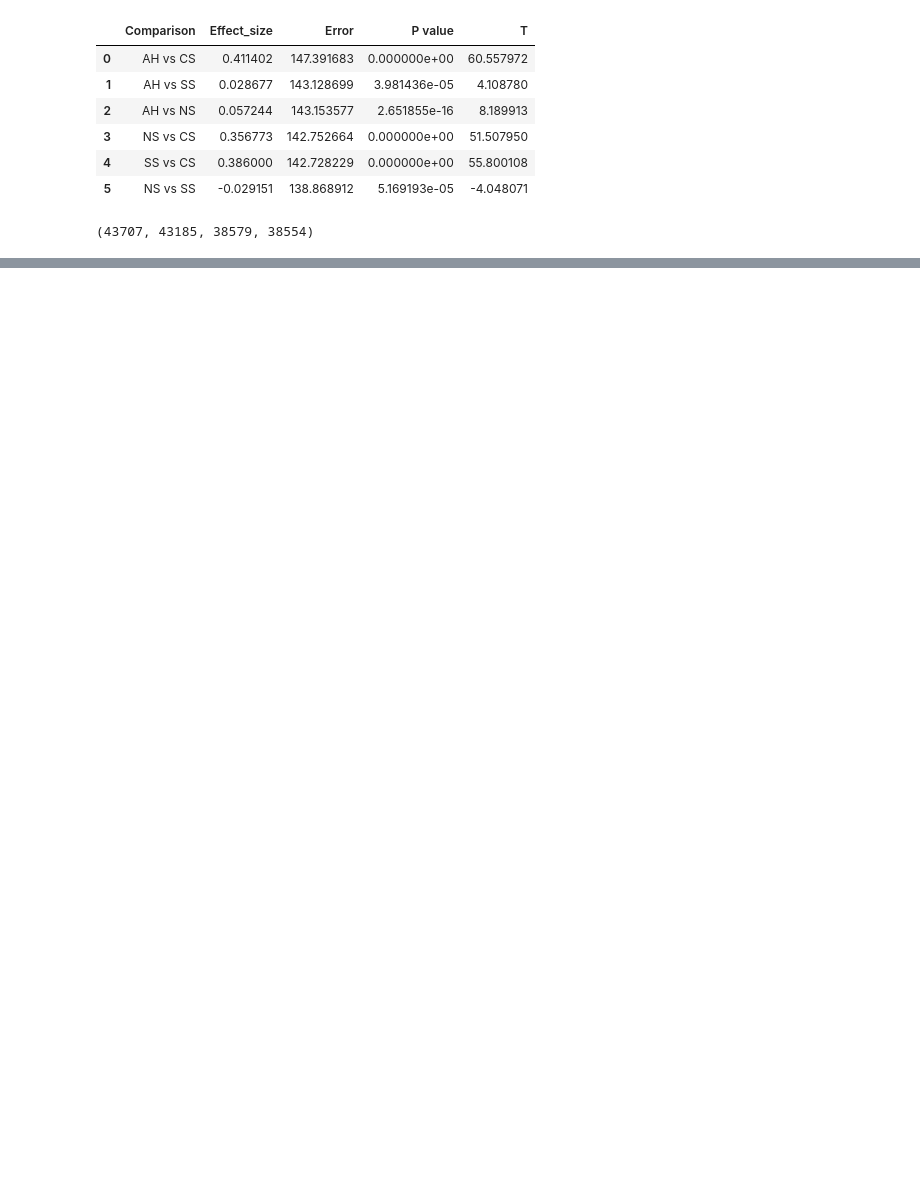
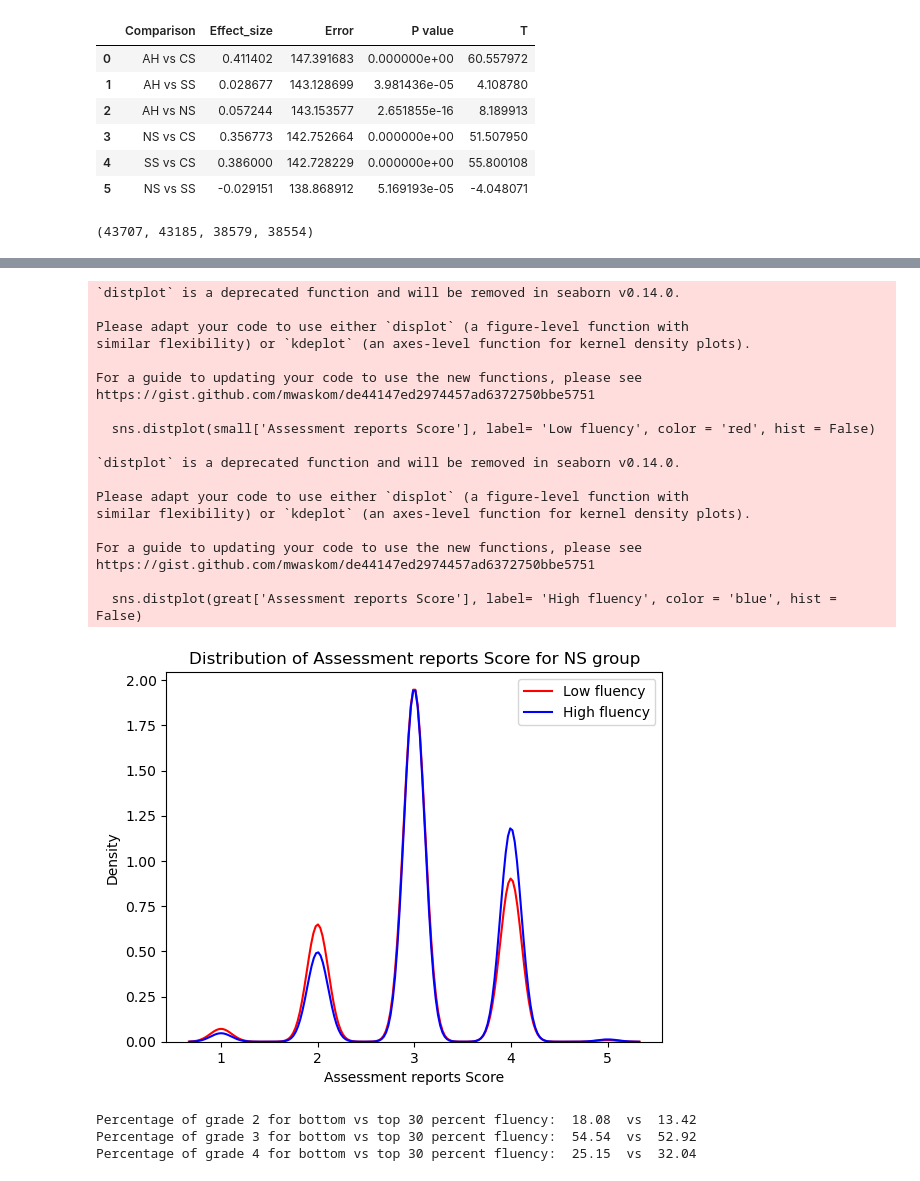
Before and after one commit to esther119/Understand-How-English-Fluency-Affects-Grade, a Jupyter notebook: College buckets.ipynb, the cells around one changed output, grey strips where cells are left out. Drawn from its saved outputs; the diff is of its cells as text; code cells hidden in the pictures; blank space fills up the shorter version.

```diff
--- a/College buckets.ipynb
+++ b/College buckets.ipynb
@@ -304,0 +481,26 @@ len(AH_data), len(CS_data), len(NS_data), len(SS_data)
+# %%
+distribution_plot(NS_data, 'NS')
+# %% [output]
+`distplot` is a deprecated function and will be removed in seaborn v0.14.0.
+
+Please adapt your code to use either `displot` (a figure-level function with
+similar flexibility) or `kdeplot` (an axes-level function for kernel density plots).
+
+For a guide to updating your code to use the new functions, please see
+https://gist.github.com/mwaskom/de44147ed2974457ad6372750bbe5751
+
+  sns.distplot(small['Assessment reports Score'], label= 'Low fluency', color = 'red', hist = False)
+
+`distplot` is a deprecated function and will be removed in seaborn v0.14.0.
+
+Please adapt your code to use either `displot` (a figure-level function with
+similar flexibility) or `kdeplot` (an axes-level function for kernel density plots).
+
+For a guide to updating your code to use the new functions, please see
+https://gist.github.com/mwaskom/de44147ed2974457ad6372750bbe5751
+
+  sns.distplot(great['Assessment reports Score'], label= 'High fluency', color = 'blue', hist = False)
+[figure, added]
+Percentage of grade 2 for bottom vs top 30 percent fluency:  18.08  vs  13.42
+Percentage of grade 3 for bottom vs top 30 percent fluency:  54.54  vs  52.92
+Percentage of grade 4 for bottom vs top 30 percent fluency:  25.15  vs  32.04
```
Also changed, not shown: parts of 14 cells of this notebook, 1 other file.
